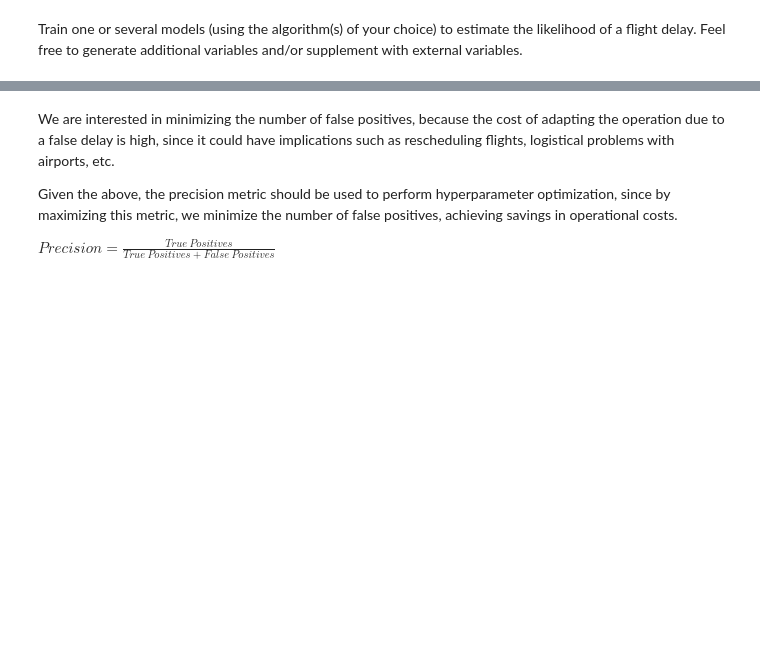
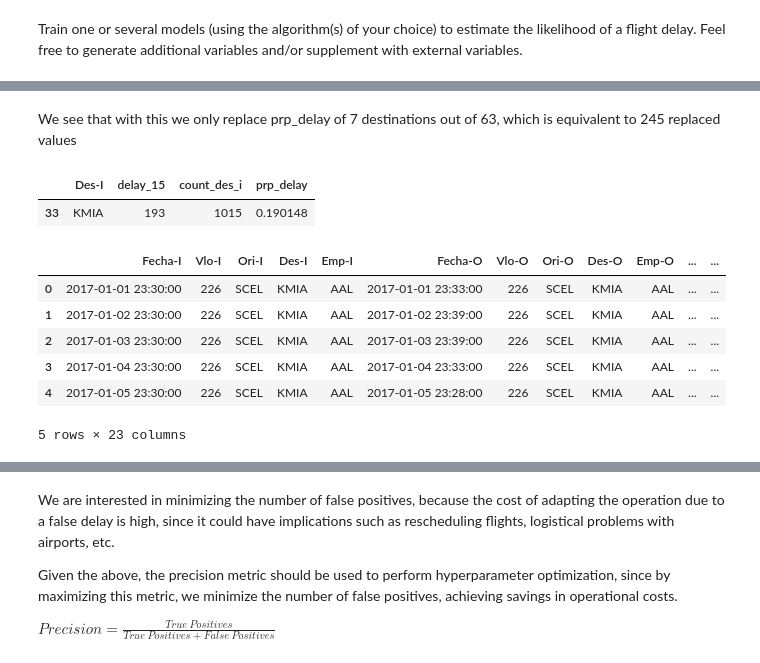
Before and after one commit to almendradelmoral/Challenge-Data-Scientist-Almendra-del-Moral, a Jupyter notebook: solution.ipynb, the cells around one changed output, grey strips where cells are left out. Cells and saved outputs as stored; diff of their text form; code cells hidden in the pictures; blank space fills up the shorter version.

```diff
--- a/solution.ipynb
+++ b/solution.ipynb
@@ -407,0 +350,29 @@ Feel free to generate additional variables and/or supplement with external varia
+# %% [markdown]
+We see that with this we only replace prp_delay of 7 destinations out of 63, which is equivalent to 245 replaced values
+# %%
+# check of prp_delay
+tmp[tmp['Des-I']=='KMIA']
+# %% [output]
+|  | Des-I | delay_15 | count_des_i | prp_delay |
+| 33 | KMIA | 193 | 1015 | 0.190148 |
+# %%
+def create_delay_class_destination(df, col, n_classes):
+    # Fuction to make proportion of flights with delay for each Des-I
+    tmp = df.groupby([col]).agg({'delay_15':'sum','Fecha-I':'count'}).rename(columns={'Fecha-I':'count_des_i'})
+    tmp['prp_delay_dest'] = tmp.delay_15/tmp.count_des_i
+    tmp = tmp.sort_values(by='prp_delay_dest', ascending=False).reset_index()
+    mean_to_replace = tmp[tmp.prp_delay_dest<=0.4].prp_delay_dest.mean()
+    tmp.loc[tmp.prp_delay_dest>0.4,'prp_delay_dest'] = mean_to_replace
+    df = df.merge(tmp[[col]+['prp_delay_dest']], on=[col], how='left')
+    return df
+
+df = create_delay_class_destination(df, 'Des-I', 10)
+df.head()
+# %% [output]
+|  | Fecha-I | Vlo-I | Ori-I | Des-I | Emp-I | Fecha-O | Vlo-O | Ori-O | Des-O | Emp-O | ... | ... |
+| 0 | 2017-01-01 23:30:00 | 226 | SCEL | KMIA | AAL | 2017-01-01 23:33:00 | 226 | SCEL | KMIA | AAL | ... | ... |
+| 1 | 2017-01-02 23:30:00 | 226 | SCEL | KMIA | AAL | 2017-01-02 23:39:00 | 226 | SCEL | KMIA | AAL | ... | ... |
+| 2 | 2017-01-03 23:30:00 | 226 | SCEL | KMIA | AAL | 2017-01-03 23:39:00 | 226 | SCEL | KMIA | AAL | ... | ... |
+| 3 | 2017-01-04 23:30:00 | 226 | SCEL | KMIA | AAL | 2017-01-04 23:33:00 | 226 | SCEL | KMIA | AAL | ... | ... |
+| 4 | 2017-01-05 23:30:00 | 226 | SCEL | KMIA | AAL | 2017-01-05 23:28:00 | 226 | SCEL | KMIA | AAL | ... | ... |
+5 rows × 23 columns
```
Also changed, not shown: parts of 29 cells of this notebook.
